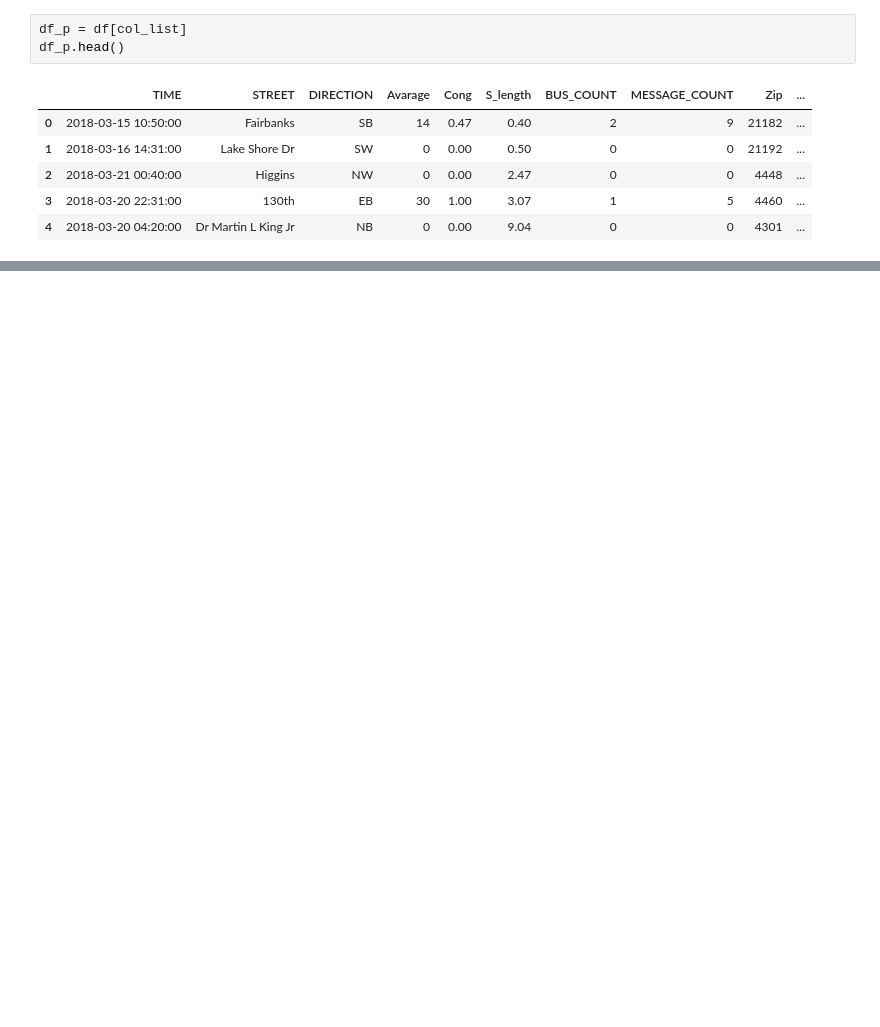
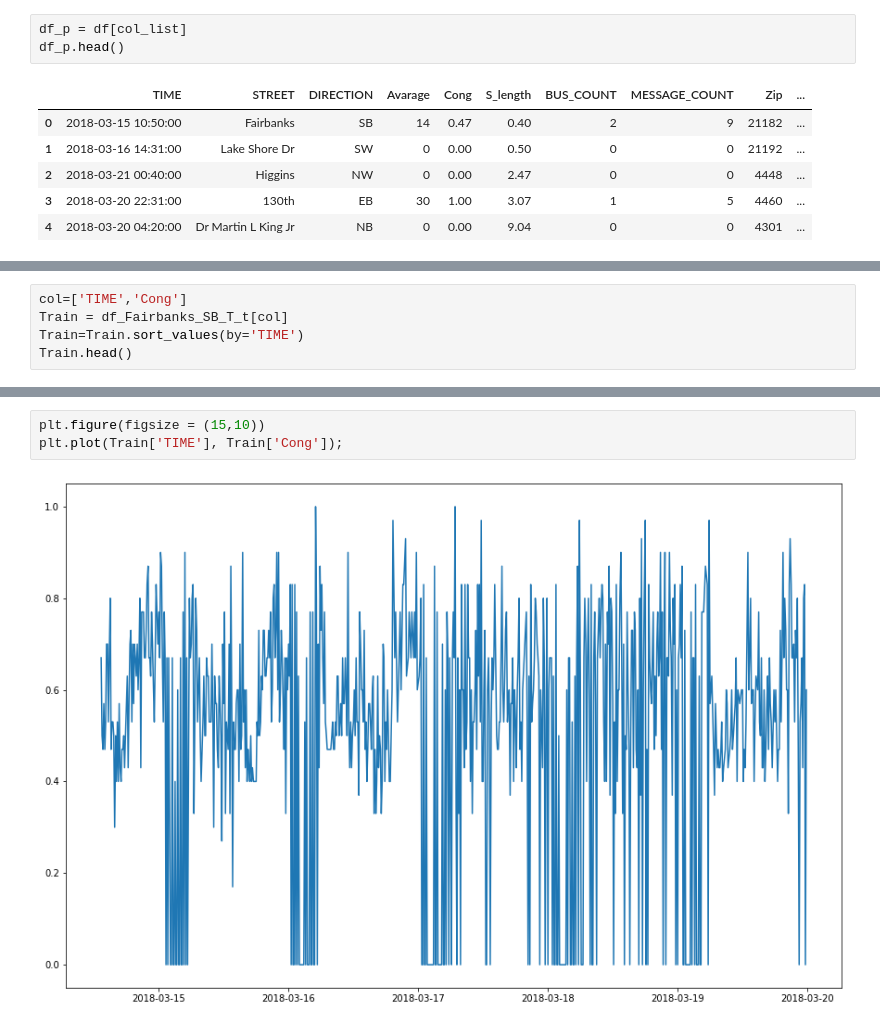
Before and after one commit to mostofa-ahsan/Chicago-Timeseries_Transportation, a Jupyter notebook: TimeSeries_DataProcess.ipynb, the cells around one changed output, grey strips where cells are left out. Drawn from its saved outputs; the diff is of its cells as text; blank space fills up the shorter version.

```diff
--- a/TimeSeries_DataProcess.ipynb
+++ b/TimeSeries_DataProcess.ipynb
@@ -66,0 +182,5 @@ df_Fairbanks_SB_day.shape
+# %%
+col=['TIME','Cong']
+Train = df_Fairbanks_SB_T_t[col]
+Train=Train.sort_values(by='TIME')
+Train.head()
@@ -66,0 +194,5 @@ df_Fairbanks_SB_day.shape
+# %%
+plt.figure(figsize = (15,10))
+plt.plot(Train['TIME'], Train['Cong']);
+# %% [output]
+[figure, added]
```
Also changed, not shown: parts of 36 cells of this notebook.
